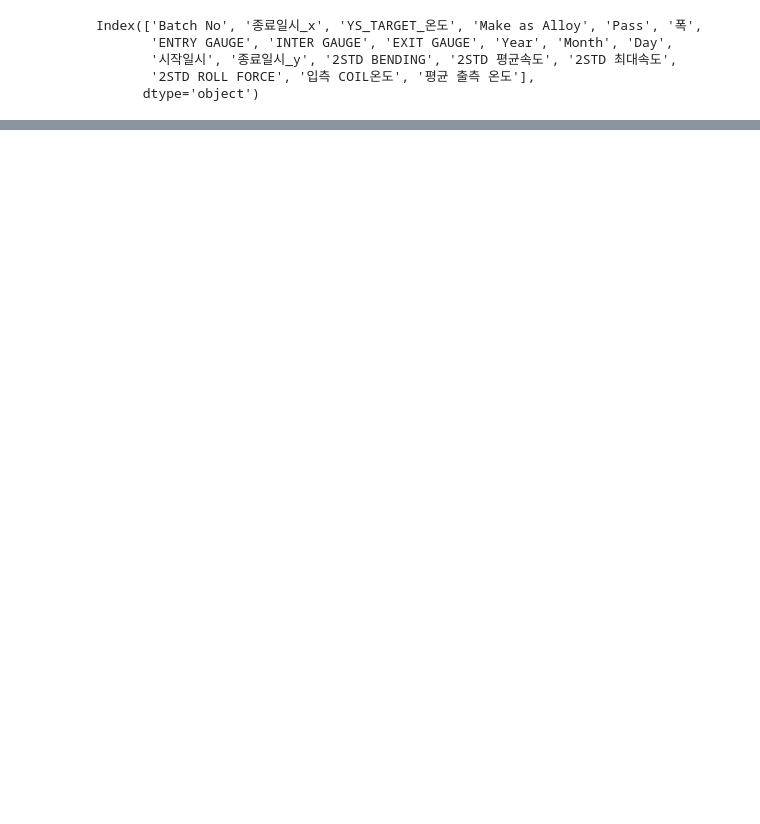
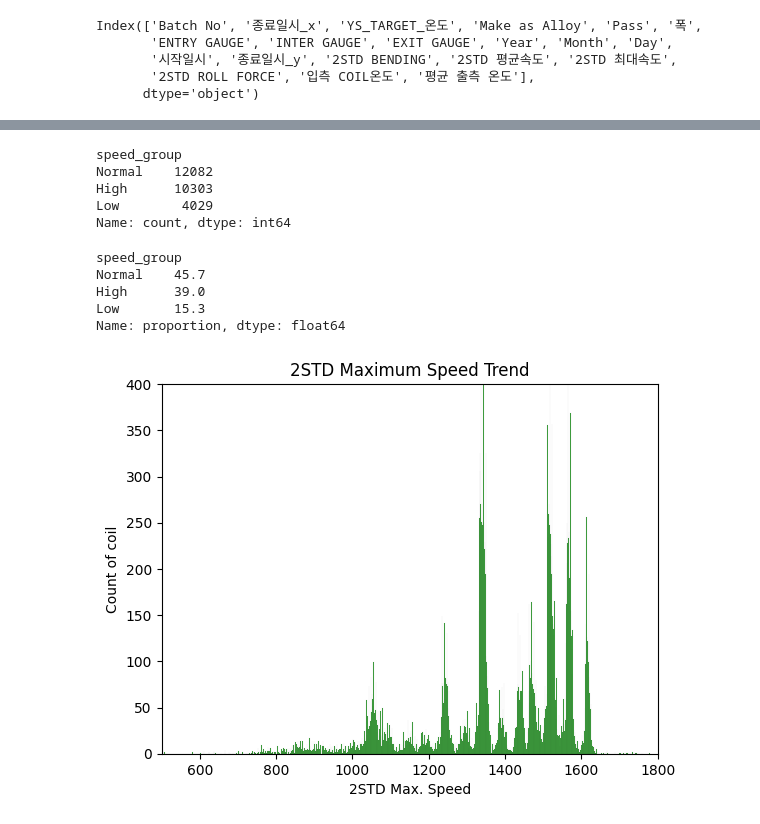
Before and after one commit to joahyot/202308_python_training_YJ, a Jupyter notebook: review02.ipynb, the cells around one changed output, grey strips where cells are left out. Cells and saved outputs as stored; diff of their text form; code cells hidden in the pictures; blank space fills up the shorter version.

```diff
--- a/review02.ipynb
+++ b/review02.ipynb
@@ -341,0 +398,6 @@ c4.head(5)
+# %%
+c5["speed_group"] = pd.cut(c5["2STD 최대속도"],
+                            bins = [0, 1200, 1500, 1800],
+                            right = False,
+                            labels = ["Low", "Normal", "High"])
+c5.head()
@@ -341,0 +411,36 @@ c4.head(5)
+# %%
+# 구간의 빈도
+c5.speed_group.value_counts()
+# %% [output]
+speed_group
+Normal    12082
+High      10303
+Low        4029
+Name: count, dtype: int64
+# %%
+# 구간의 백분율
+round(c5.speed_group.value_counts(normalize=True)*100, ndigits = 1)
+# %% [output]
+speed_group
+Normal    45.7
+High      39.0
+Low       15.3
+Name: proportion, dtype: float64
+# %%
+# 1.2 데이터 시각화
+# (1) 히스토그램
+sns.histplot(data = c5,
+            x = "2STD 최대속도",
+            bins = [0, 1200, 1500, 1800],    # 구간의 정보
+            binwidth = 1.2,
+            color = "g")
+plt.title("2STD Maximum Speed Trend")
+plt.xlabel("2STD Max. Speed")
+plt.ylabel("Count of coil")
+
+plt.xlim((500, 1800))
+plt.ylim((0, 400))
+plt.savefig("CM3 2STD Maximum speed trend")
+plt.show()
+# %% [output]
+[figure, added]
```
Also changed, not shown: parts of 10 cells of this notebook, 1 other file.
